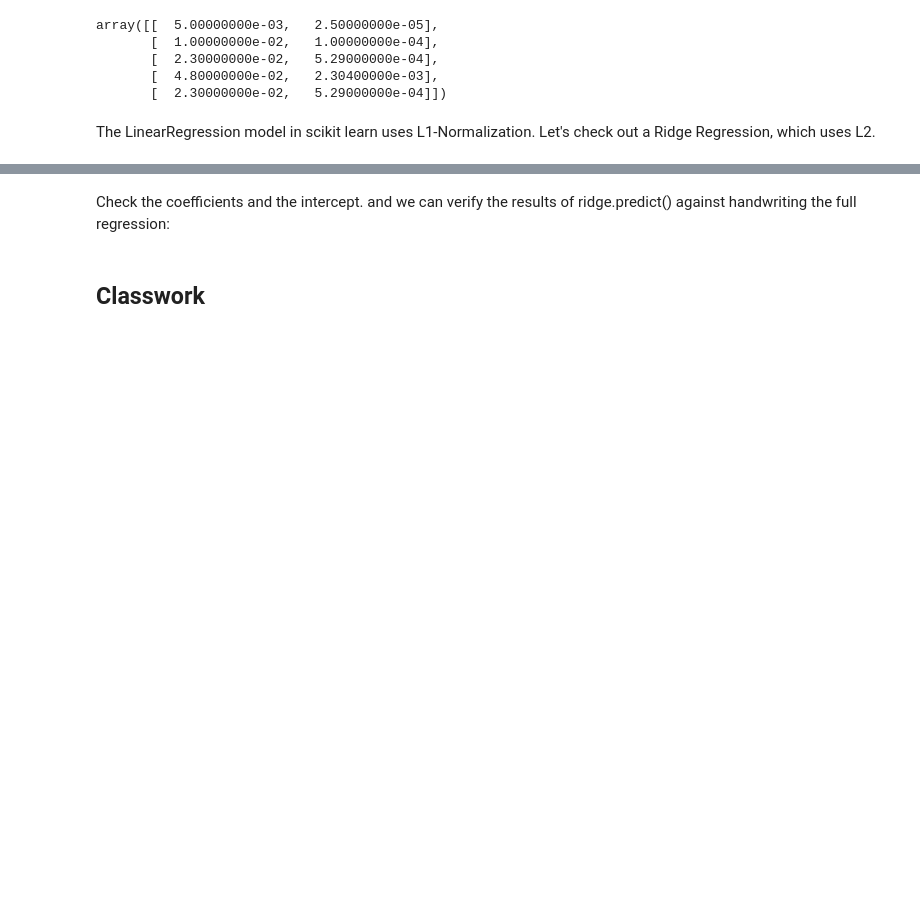
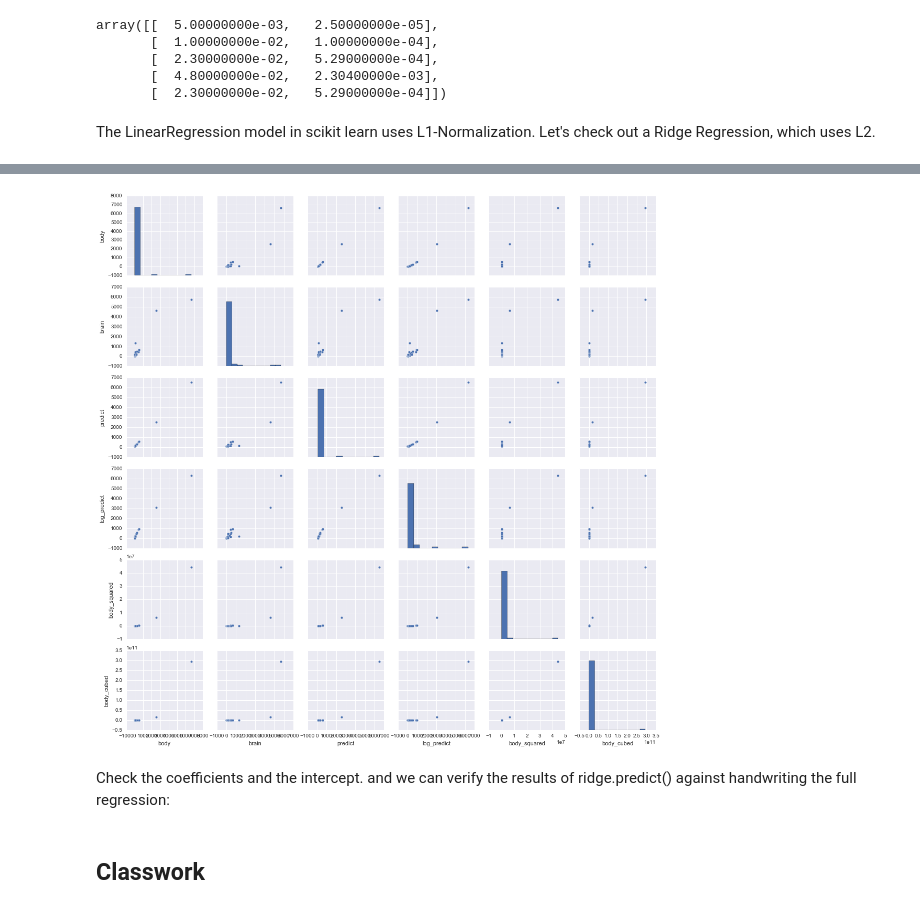
Before and after one commit to lorachow/DS_HK_9, a Jupyter notebook: notebooks/06 - Polynomial Regression.ipynb, the cells around one changed output, grey strips where cells are left out. Drawn from its saved outputs; the diff is of its cells as text; code cells hidden in the pictures; blank space fills up the shorter version.

```diff
--- a/notebooks/06 - Polynomial Regression.ipynb
+++ b/notebooks/06 - Polynomial Regression.ipynb
@@ -582,6 +693,13 @@ for result in results:
 # %%
 import seaborn as sns
-# sns.pairplot(mammals, size=2.5);
+import plotly.tools as tls
+
+g = sns.pairplot(mammals, size=2.5);
+
+# plotly_fig = tls.mpl_to_plotly(g)
+# iplot(plotly_fig)
+# %% [output]
+[figure, added]
 # %% [markdown]
 Check the coefficients and the intercept. and we can verify the results of ridge.predict() against handwriting the full regression:
 # %%
```
Also changed, not shown: parts of 30 cells of this notebook, 1 other file.
